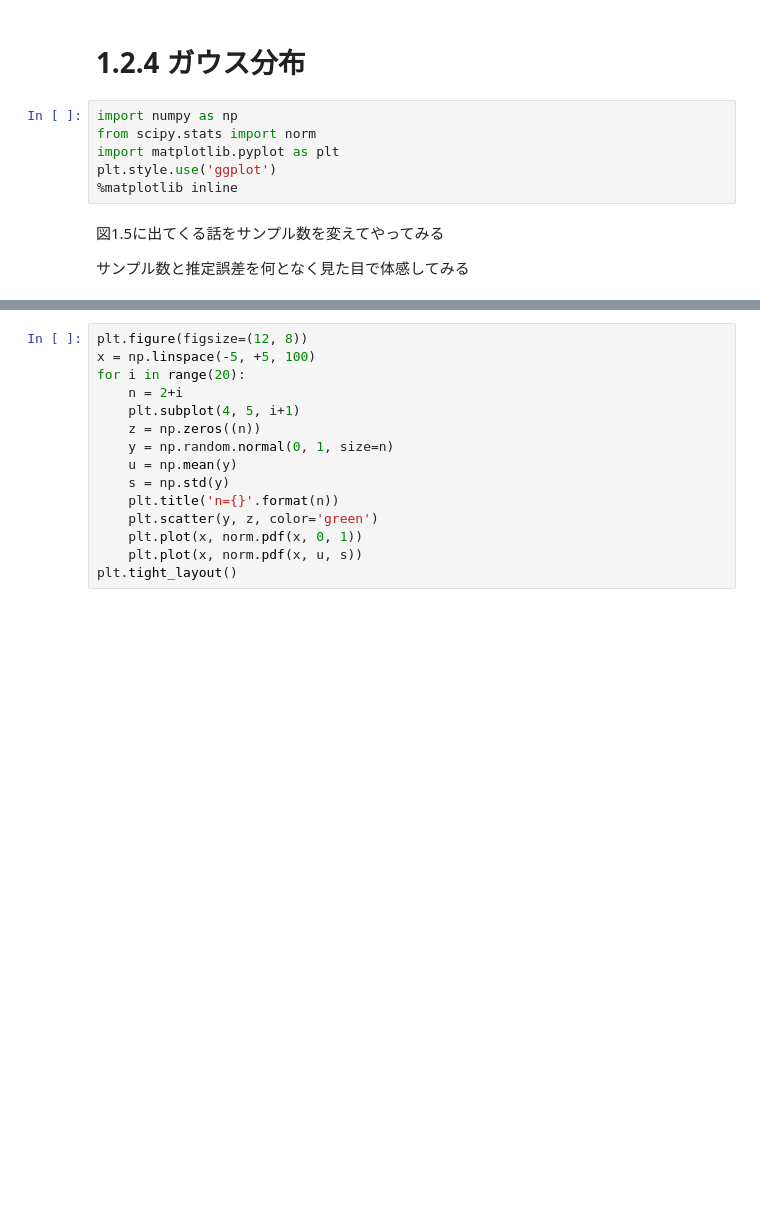
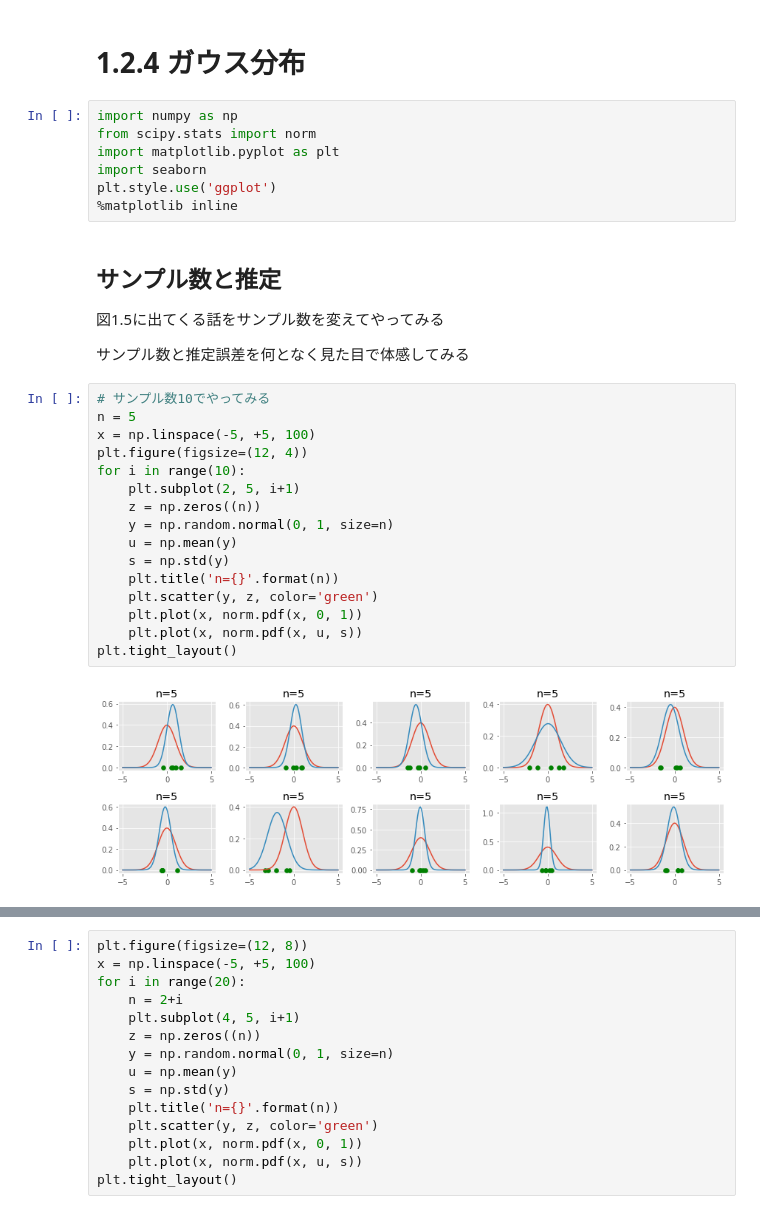
Before and after one commit to ryuz/training, a Jupyter notebook: prml/1_2_4_the_gaussian_distribution.ipynb, the cells around one changed output, grey strips where cells are left out. Saved outputs shown, nothing was run; the diff lists cells and outputs as text; blank space fills up the shorter version.

```diff
--- a/prml/1_2_4_the_gaussian_distribution.ipynb
+++ b/prml/1_2_4_the_gaussian_distribution.ipynb
@@ -4,9 +4,30 @@
 import numpy as np
 from scipy.stats import norm
 import matplotlib.pyplot as plt
+import seaborn
 plt.style.use('ggplot')
 %matplotlib inline
 # %% [markdown]
+## サンプル数と推定
+
 図1.5に出てくる話をサンプル数を変えてやってみる
 
 サンプル数と推定誤差を何となく見た目で体感してみる
+# %%
+# サンプル数10でやってみる
+n = 5
+x = np.linspace(-5, +5, 100)
+plt.figure(figsize=(12, 4))
+for i in range(10):
+    plt.subplot(2, 5, i+1)
+    z = np.zeros((n))
+    y = np.random.normal(0, 1, size=n)
+    u = np.mean(y)
+    s = np.std(y)
+    plt.title('n={}'.format(n))
+    plt.scatter(y, z, color='green')
+    plt.plot(x, norm.pdf(x, 0, 1))
+    plt.plot(x, norm.pdf(x, u, s))
+plt.tight_layout()
+# %% [output]
+[figure, new version]
```
Also changed, not shown: parts of 5 cells of this notebook.
